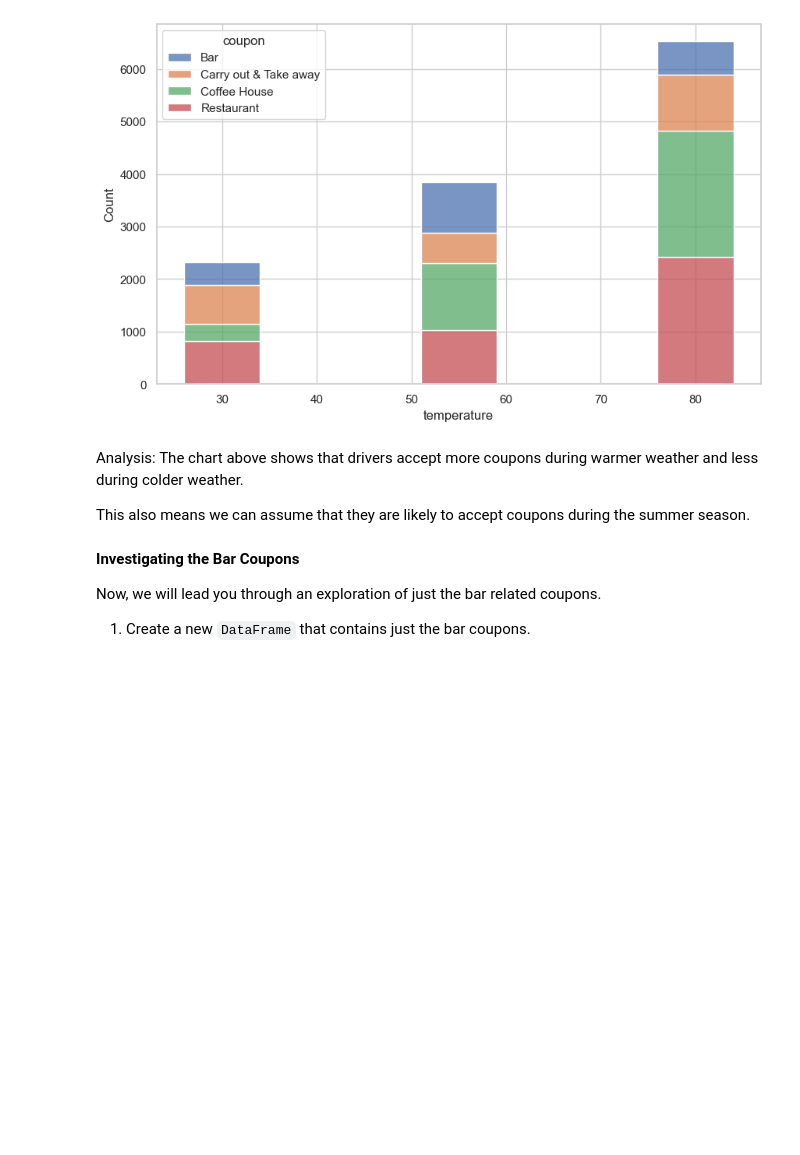
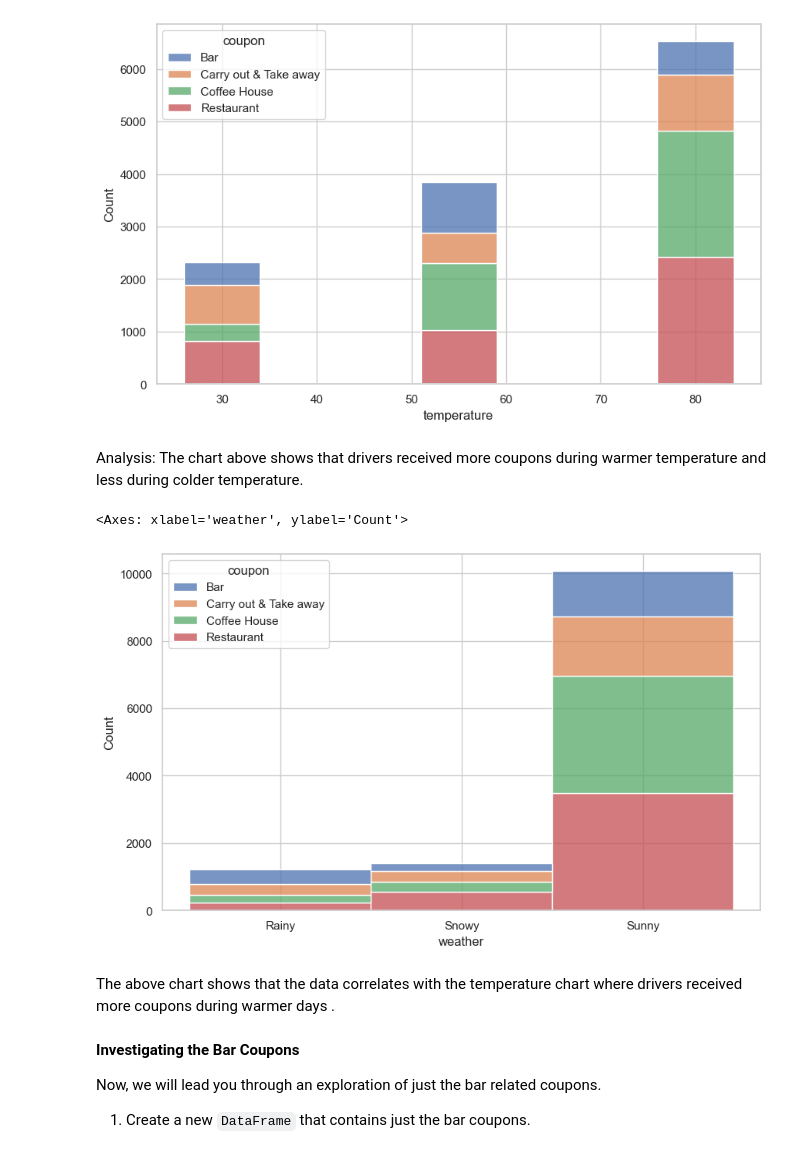
Before and after one commit to christianfajardo/ML_AI_PracticalApplication_1, a Jupyter notebook: prompt.ipynb, the cells around one changed output. Drawn from its saved outputs; the diff is of its cells as text; code cells hidden in the pictures; blank space fills up the shorter version.

Commit message:
added weather data to cross-check temperature

```diff
--- a/prompt.ipynb
+++ b/prompt.ipynb
@@ -331,9 +331,29 @@ sns.histplot(data=temp_data,
 <Axes: xlabel='temperature', ylabel='Count'>
 [figure]
 # %% [markdown]
-Analysis: The chart above shows that drivers accept more coupons during warmer weather and less during colder weather.
-
-This also means we can assume that they are likely to accept coupons during the summer season.
+Analysis: The chart above shows that drivers received more coupons during warmer temperature and less during colder temperature.
+# %%
+# Inspect weather data to see if it correlates with weather data.
+
+weather_data = data.groupby(['weather', 'coupon']).size().reset_index(name='count')
+
+weather_data
+
+#Create the plot
+plt.figure(figsize=(10, 6))
+sns.histplot(data=weather_data,
+              x='weather',
+              weights='count',
+              hue='coupon',
+              discrete=True,
+              multiple='stack',
+              bins=weather_data['weather'].nunique()
+            )
+# %% [output]
+<Axes: xlabel='weather', ylabel='Count'>
+[figure, added]
+# %% [markdown]
+The above chart shows that the data correlates with the temperature chart where drivers received more coupons during warmer days .
 # %% [markdown]
 **Investigating the Bar Coupons**
 
```
Also changed, not shown: parts of 1 cell of this notebook.
